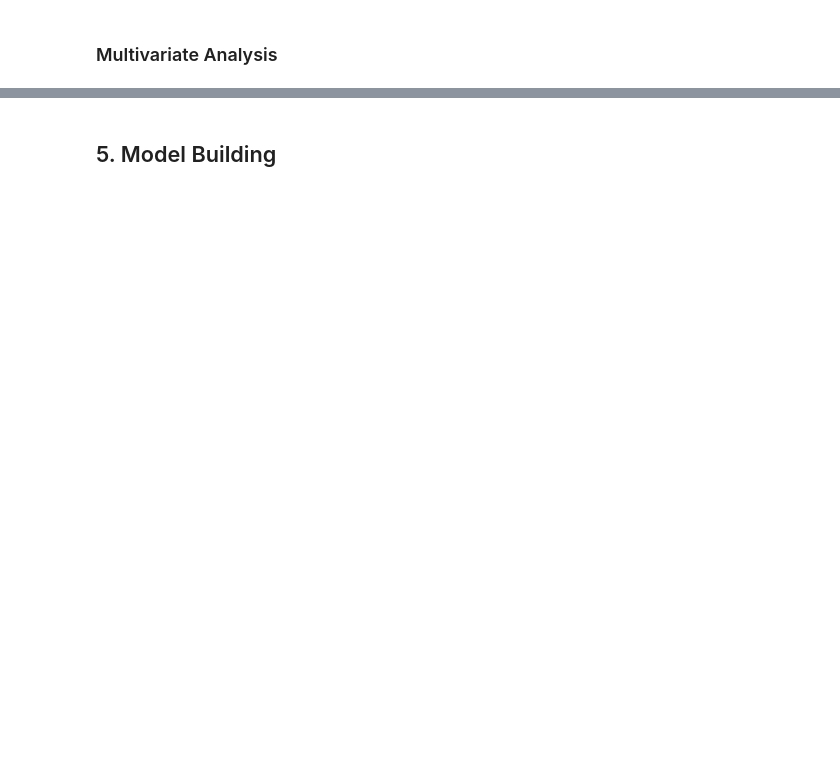
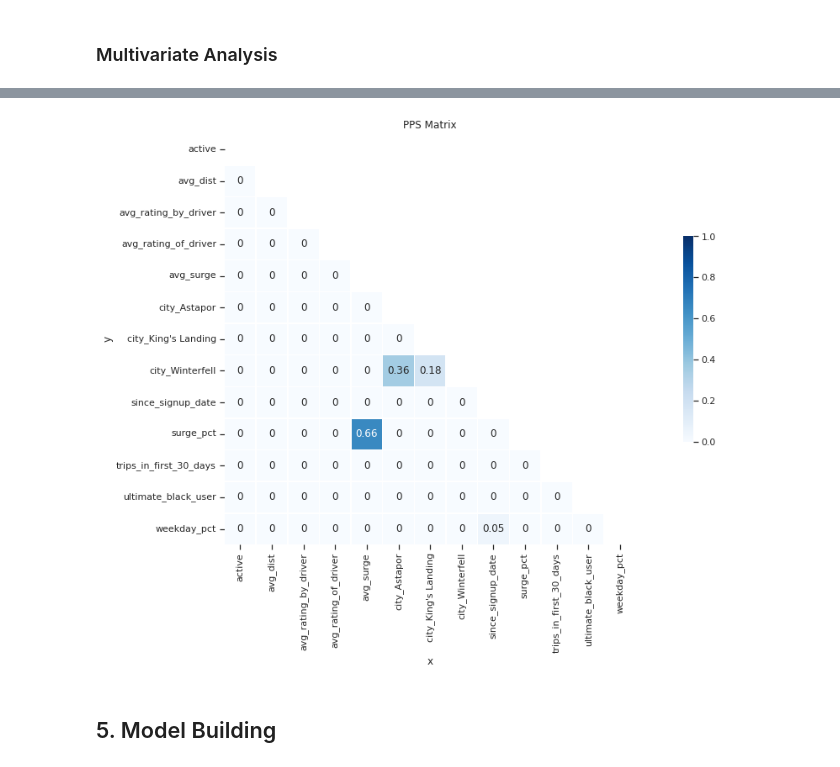
Before and after one commit to faridjn/-Springboard-7_2_5_API-Mini-Project, a Jupyter notebook: Unit 27 - Interview Challanges/1. ultimate_challenge/notebooks/Ultimate Challenge - Part 3.ipynb, the cells around one changed output, grey strips where cells are left out. Cells and saved outputs as stored; diff of their text form; code cells hidden in the pictures; blank space fills up the shorter version.

```diff
--- a/Unit 27 - Interview Challanges/1. ultimate_challenge/notebooks/Ultimate Challenge - Part 3.ipynb
+++ b/Unit 27 - Interview Challanges/1. ultimate_challenge/notebooks/Ultimate Challenge - Part 3.ipynb
@@ -314,5 +484,5 @@ plot_corr_matrix(df_1hat, 2, False)
 # %%
-def plot_pps_matrix(df, round_vals, mask = True):
+def plot_pps_matrix(df, round_vals=2, mask = True):
     '''This function gets a df and plot PPS score matrix'''
 
     # Compute the PPS matrix
@@ -326,7 +496,7 @@ def plot_pps_matrix(df, round_vals, mask = True):
         mask = np.triu(np.ones_like(matrix_pps, dtype=bool))
 
     # Set up the matplotlib figure
-    f, ax = plt.subplots(figsize=(25, 12))
+    f, ax = plt.subplots(figsize=(20, 9))
 
     # Draw the heatmap with the mask and correct aspect ratio
     sns.heatmap(matrix_pps.round(round_vals), mask = mask, cmap="Blues", vmin = 0, vmax=1, center=0.5,
@@ -334,7 +504,9 @@ def plot_pps_matrix(df, round_vals, mask = True):
     plt.show()
 # %%
     #Plot PPS
-plot_pps_matrix(df=df_1hat, round_vals=2, mask=False)
+plot_pps_matrix(df=df_1hat, round_vals=2, mask=True)
+# %% [output]
+[figure, added]
 # %% [markdown]
 ## 5. Model Building
 # %%
```
Also changed, not shown: parts of 25 cells of this notebook.
